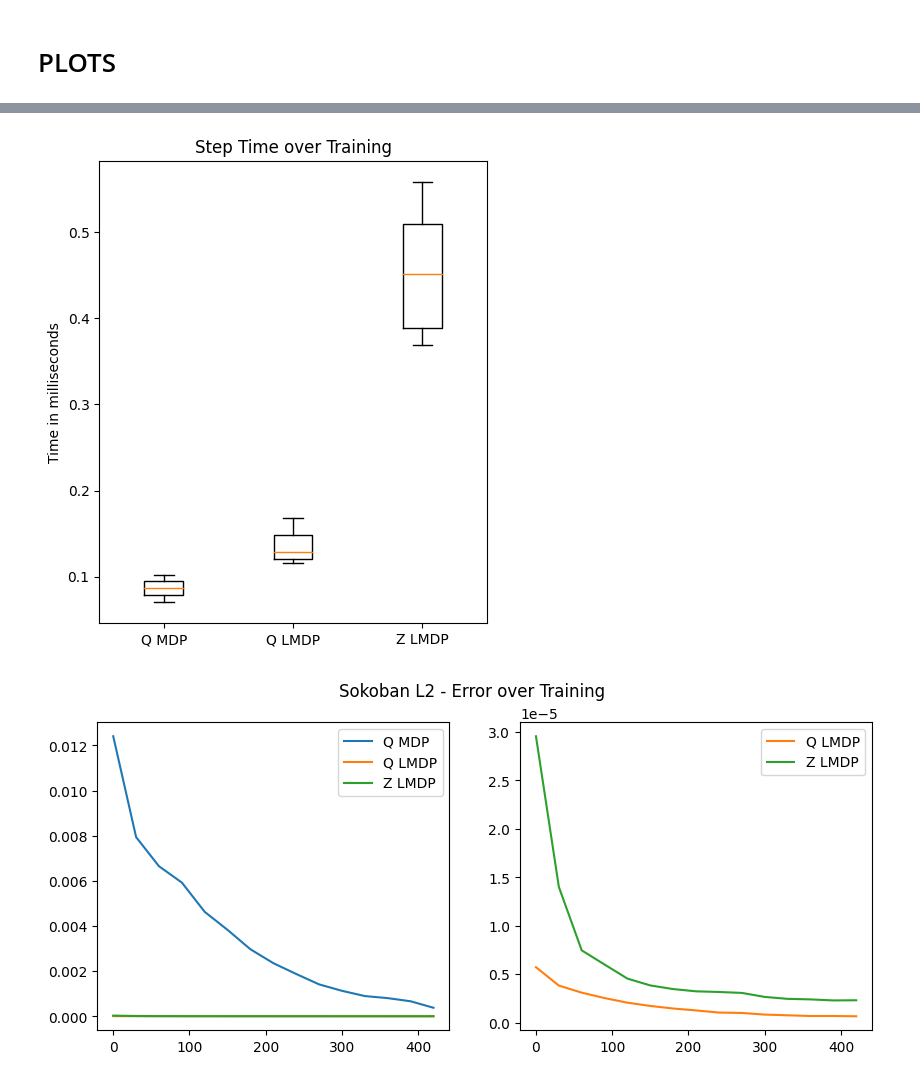
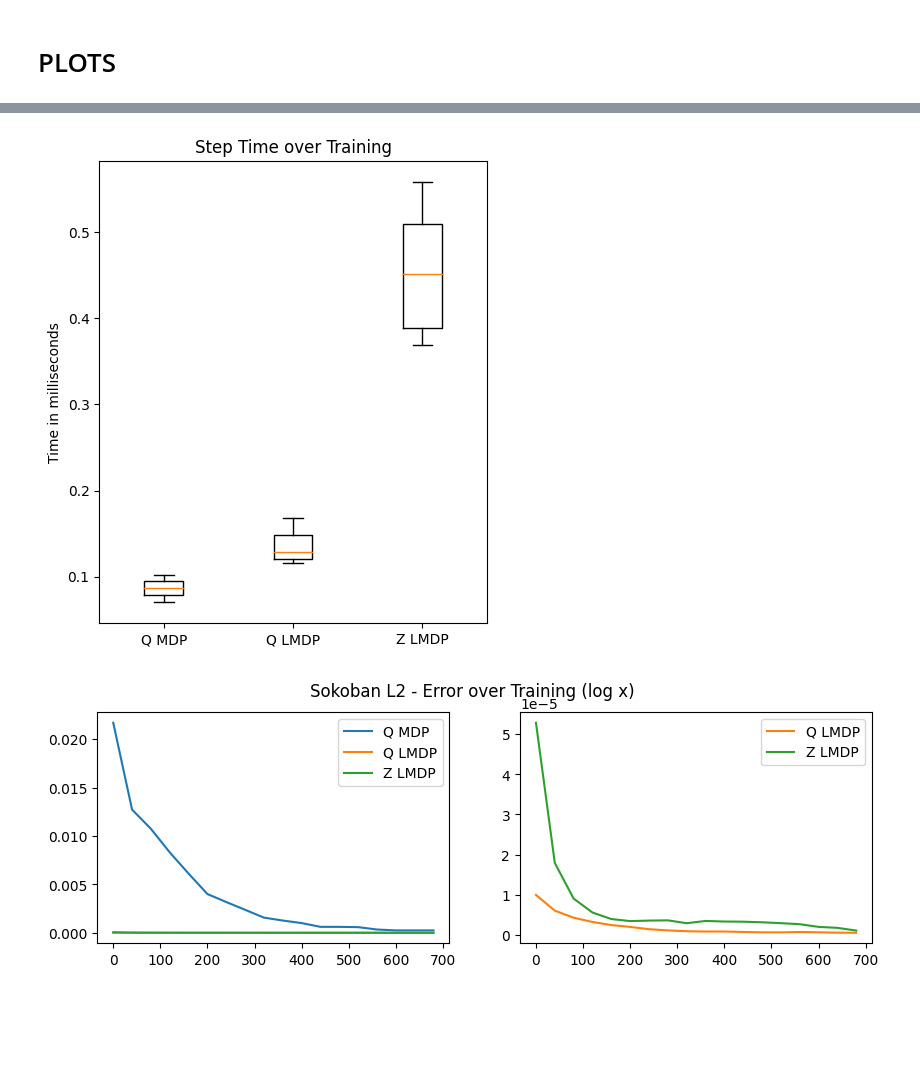
Before and after one commit to CrisGalv/Q-learning-for-LDMPs, a Jupyter notebook: Sokoban/Experiments Sokoban.ipynb, the cells around one changed output, grey strips where cells are left out. Cells and saved outputs as stored; diff of their text form; code cells hidden in the pictures; blank space fills up the shorter version.

```diff
--- a/Sokoban/Experiments Sokoban.ipynb
+++ b/Sokoban/Experiments Sokoban.ipynb
@@ -739,7 +739,7 @@ compare_scores_3 = {'Q MDP': scores_QMDP3,  'Q LMDP': scores_QLMDP3, 'Z LMDP': s
 compare_times_3 = {'Q MDP': time_QMDP3,  'Q LMDP': time_QLMDP3, 'Z LMDP': time_ZLMDP3}
 compare_error_3 = {'Q MDP': error_QMDP3,  'Q LMDP': error_QLMDP3, 'Z LMDP': error_ZLMDP3}
 # %%
-def compare_mean_scores(data, chunk_size, N=10):
+def compare_mean_scores(data, chunk_size, N=10, log=False):
 
     for name, data in data.items():
         groups = [data[x:min(x+chunk_size, len(data)-1)] for x in range(0, len(data), chunk_size)]
@@ -751,6 +751,9 @@ def compare_mean_scores(data, chunk_size, N=10):
     plt.title('Mean Scores over Training')
     plt.suptitle('Sokoban L3')
     plt.legend()
+    if log:
+        plt.xscale('log')
+        plt.title('Mean Scores over Training (log x)')
     plt.ylabel('Scores')
     plt.xlabel('Episodes')
     plt.show()
@@ -764,7 +767,7 @@ def compare_step_time(data):
     plt.show()
 
 def compare_error(data, chunk_size, N=10):
-    f, (ax1, ax2) = plt.subplots(1, 2, figsize=(10, 4))
+    f, (ax1, ax2) = plt.subplots(1, 2, figsize=(10, 3))
 
     colors = {'Q MDP': 'C0',  'Q LMDP': 'C1', 'Z LMDP': 'C2'}
 
@@ -778,18 +781,18 @@ def compare_error(data, chunk_size, N=10):
         if name == 'Q LMDP' or name == 'Z LMDP':
             ax2.plot(np.arange(0, len(data) - (N-1)*chunk_size, chunk_size), smooth, label=name, color=colors[name])
 
-    f.suptitle('Sokoban L2 - Error over Training')
+    f.suptitle('Sokoban L2 - Error over Training (log x)')
     ax1.legend()
     ax2.legend()
     plt.show()
 # %%
 compare_mean_scores(compare_scores_1, 200, N=25)
 compare_step_time(compare_times_1)
-compare_error(compare_error_1, 30, N=20)
+compare_error(compare_error_1, 40, N=8)
 # %% [output]
 [figure]
 [figure]
-[figure, old version]
+[figure, new version]
 # %%
 compare_mean_scores(compare_scores_2, 200, N=25)
 compare_step_time(compare_times_2)
```
Also changed, not shown: parts of 2 cells of this notebook, 3 other files.
